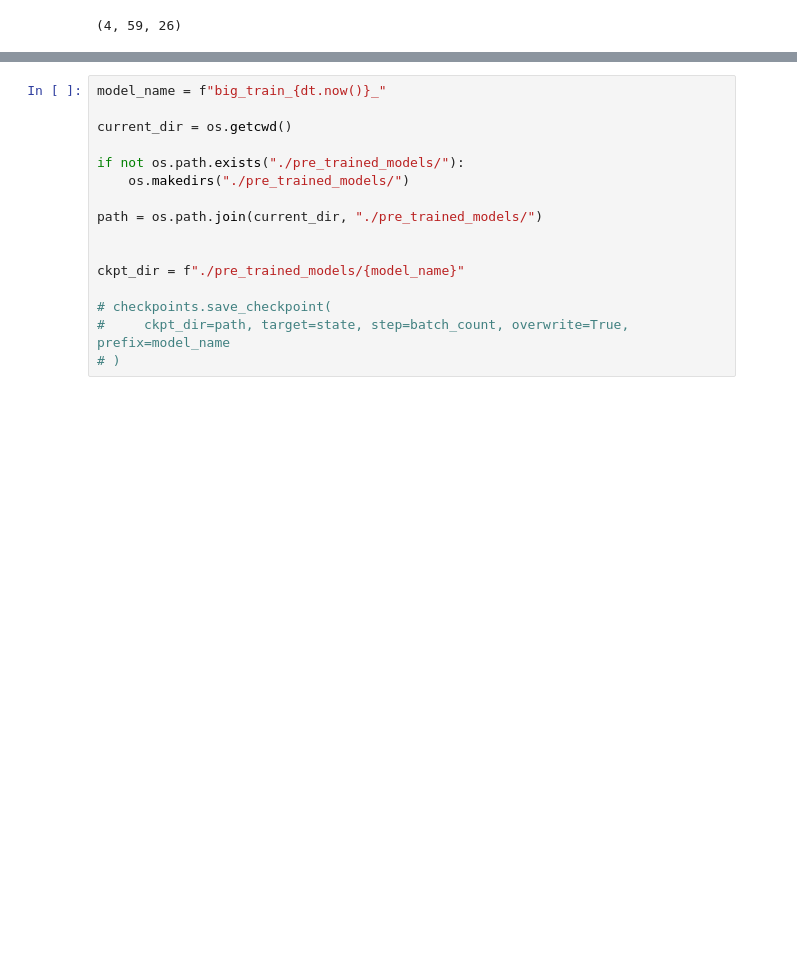
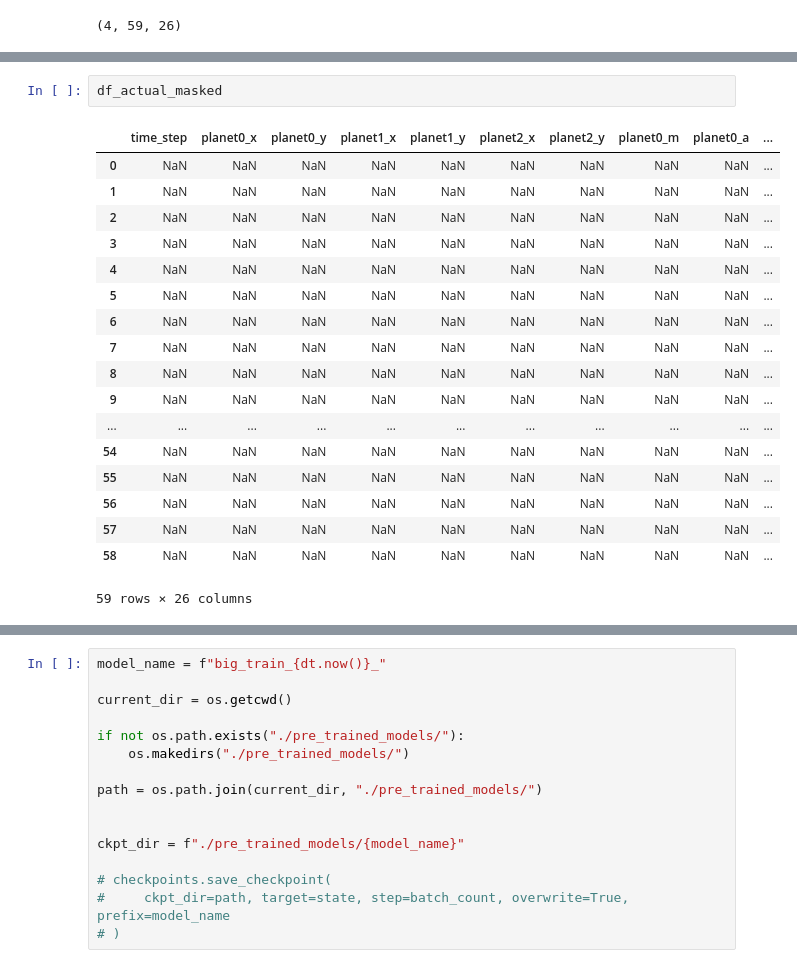
Before and after one commit to IndustryTransformer/Hephaestus, a Jupyter notebook: Plannets.ipynb, the cells around one changed output, grey strips where cells are left out. Cells and saved outputs as stored; diff of their text form; blank space fills up the shorter version.

```diff
--- a/Plannets.ipynb
+++ b/Plannets.ipynb
@@ -571,3 +548,24 @@ df_pred
 59 rows × 26 columns
+# %%
+df_actual_masked
+# %% [output]
+|  | time_step | planet0_x | planet0_y | planet1_x | planet1_y | planet2_x | planet2_y | planet0_m | planet0_a | ... |
+| 0 | NaN | NaN | NaN | NaN | NaN | NaN | NaN | NaN | NaN | ... |
+| 1 | NaN | NaN | NaN | NaN | NaN | NaN | NaN | NaN | NaN | ... |
+| 2 | NaN | NaN | NaN | NaN | NaN | NaN | NaN | NaN | NaN | ... |
+| 3 | NaN | NaN | NaN | NaN | NaN | NaN | NaN | NaN | NaN | ... |
+| 4 | NaN | NaN | NaN | NaN | NaN | NaN | NaN | NaN | NaN | ... |
+| 5 | NaN | NaN | NaN | NaN | NaN | NaN | NaN | NaN | NaN | ... |
+| 6 | NaN | NaN | NaN | NaN | NaN | NaN | NaN | NaN | NaN | ... |
+| 7 | NaN | NaN | NaN | NaN | NaN | NaN | NaN | NaN | NaN | ... |
+| 8 | NaN | NaN | NaN | NaN | NaN | NaN | NaN | NaN | NaN | ... |
+| 9 | NaN | NaN | NaN | NaN | NaN | NaN | NaN | NaN | NaN | ... |
+| ... | ... | ... | ... | ... | ... | ... | ... | ... | ... | ... |
+| 54 | NaN | NaN | NaN | NaN | NaN | NaN | NaN | NaN | NaN | ... |
+| 55 | NaN | NaN | NaN | NaN | NaN | NaN | NaN | NaN | NaN | ... |
+| 56 | NaN | NaN | NaN | NaN | NaN | NaN | NaN | NaN | NaN | ... |
+| 57 | NaN | NaN | NaN | NaN | NaN | NaN | NaN | NaN | NaN | ... |
+| 58 | NaN | NaN | NaN | NaN | NaN | NaN | NaN | NaN | NaN | ... |
+59 rows × 26 columns
 # %%
 # Subtract the actual from the predicted
```
Also changed, not shown: parts of 29 cells of this notebook, 1 other file.
